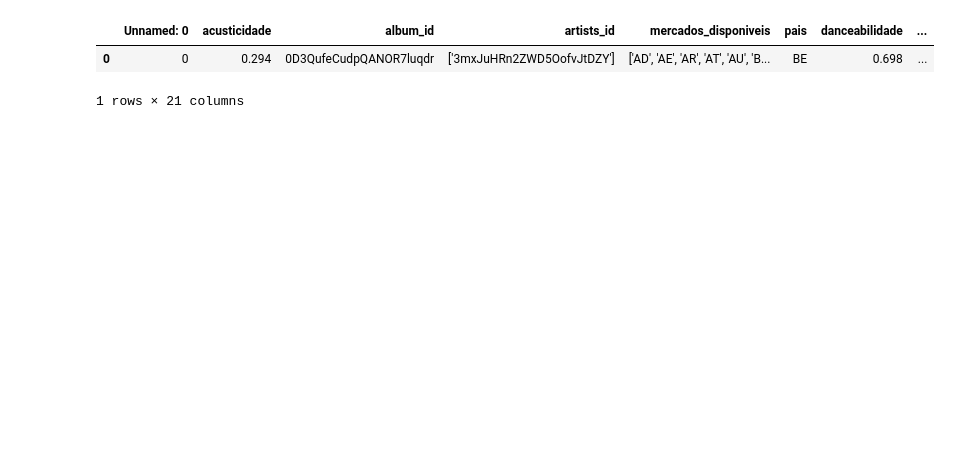
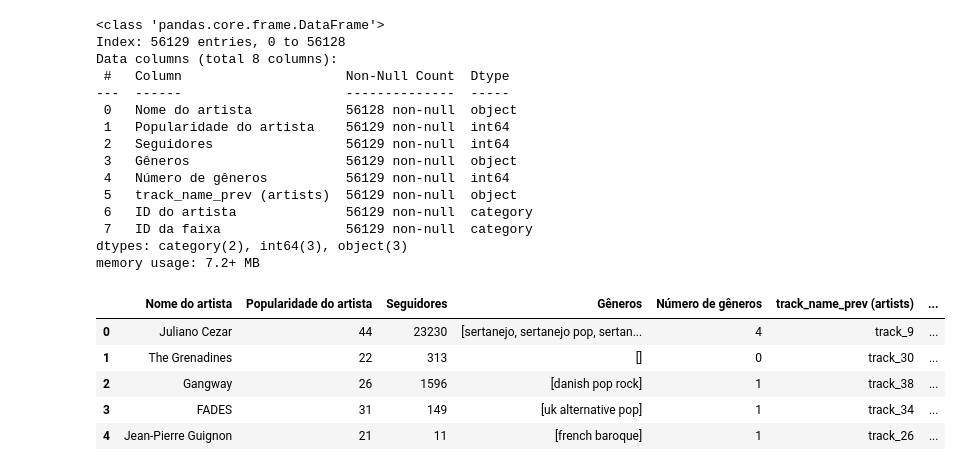
Before and after one commit to bragamopa/melodia, a Jupyter notebook: melodia_datatreat.ipynb, the cells around one changed output. Cells and saved outputs as stored; diff of their text form; code cells hidden in the pictures; blank space fills up the shorter version.

```diff
--- a/melodia_datatreat.ipynb
+++ b/melodia_datatreat.ipynb
@@ -22,9 +7,64 @@ df_artists_novo.head(1)
-# %%
-df_tracks = pd.read_csv('spotify_tracks.csv')
-df_tracks_novo = df_tracks.rename(columns={"acousticness": "acusticidade", "available_markets": "mercados_disponiveis", "country": "pais", "danceability": "danceabilidade", "duration_ms": "duracao_ms", "energy": "energia", "instrumentalness": "instrumentalidade", "key": "chave", "liveness": "vivacidade", "loudness": "intensidade", "mode": "modo", "name": "nome", "popularity": "popularidade", "speechiness": "fala", "tempo": "andamento", "time_signature": "tempo_ritmico", "valence": "positividade" })
-df_tracks_novo = df_tracks_novo.drop(['analysis_url', 'disc_number', 'href', 'lyrics', 'playlist', 'preview_url', 'track_href', 'track_name_prev', 'track_number', 'uri', 'type'], axis=1)
-df_tracks_novo.head(1)
-# %% [output]
-|  | Unnamed: 0 | acusticidade | album_id | artists_id | mercados_disponiveis | pais | danceabilidade | ... |
-| 0 | 0 | 0.294 | 0D3QufeCudpQANOR7luqdr | ['3mxJuHRn2ZWD5OofvJtDZY'] | ['AD', 'AE', 'AR', 'AT', 'AU', 'B... | BE | 0.698 | ... |
-1 rows × 21 columns
+# %%
+#Leitura de "spotify_artists.csv" para um data frame e tratamento dos dados exclusivamente para análise exploratória
+df_artists = pd.read_csv('spotify_artists.csv', index_col=0)
+
+#Remoção de colunas com informações irrelevantes ou redundantes
+df_artists.drop(columns=["type"], inplace=True)
+
+#Renomeação de colunas para melhor entendimento e cruzameto de informação com os demais .csv
+df_artists.rename(columns={"name": "Nome do artista",
+                          "id": "ID do artista",
+                          "artist_popularity": "Popularidade do artista",
+                          "followers": "Seguidores",
+                          "genres": "Gêneros",
+                          "track_id": "ID da faixa",
+                          "track_name_prev": "track_name_prev (artists)"}, inplace=True)
+
+#Criação de coluna "Número de gêneros" e caracterização de artistas sem gêneros definidos como outliers, já que há perda de rótulo para a análise.
+df_artists["Gêneros"] = df_artists["Gêneros"].apply(lambda x: x[1:-1].replace("\'", "").split(", "))
+df_artists["Número de gêneros"] = df_artists["Gêneros"].apply(lambda x: len(x) if x != [""] else 0)
+
+#Mudança na ordem das colunas para melhor visualização.
+df_artists = df_artists[["Nome do artista",
+                         "Popularidade do artista",
+                         "Seguidores",
+                         "Gêneros",
+                         "Número de gêneros",
+                         "track_name_prev (artists)",
+                         "ID do artista",
+                         "ID da faixa"]]
+
+#Checagem de duplicatas a partir de características exclusivas aos artistas.
+df_artists.drop_duplicates(["Nome do artista", "ID do artista"], inplace=True)
+df_artists["Nome do artista"].value_counts()
+df_artists["ID da faixa"].value_counts()
+
+#Mudança de dtype para otimização
+df_artists["ID do artista"] = df_artists["ID do artista"].astype("category")
+df_artists["ID da faixa"] = df_artists["ID da faixa"].astype("category")
+
+
+df_artists.info()
+df_artists.head()
+# %% [output]
+<class 'pandas.core.frame.DataFrame'>
+Index: 56129 entries, 0 to 56128
+Data columns (total 8 columns):
+ #   Column                     Non-Null Count  Dtype
+---  ------                     --------------  -----
+ 0   Nome do artista            56128 non-null  object
+ 1   Popularidade do artista    56129 non-null  int64
+ 2   Seguidores                 56129 non-null  int64
+ 3   Gêneros                    56129 non-null  object
+ 4   Número de gêneros          56129 non-null  int64
+ 5   track_name_prev (artists)  56129 non-null  object
+ 6   ID do artista              56129 non-null  category
+ 7   ID da faixa                56129 non-null  category
+dtypes: category(2), int64(3), object(3)
+memory usage: 7.2+ MB
+|  | Nome do artista | Popularidade do artista | Seguidores | Gêneros | Número de gêneros | track_name_prev (artists) | ... |
+| 0 | Juliano Cezar | 44 | 23230 | [sertanejo, sertanejo pop, sertan... | 4 | track_9 | ... |
+| 1 | The Grenadines | 22 | 313 | [] | 0 | track_30 | ... |
+| 2 | Gangway | 26 | 1596 | [danish pop rock] | 1 | track_38 | ... |
+| 3 | FADES | 31 | 149 | [uk alternative pop] | 1 | track_34 | ... |
+| 4 | Jean-Pierre Guignon | 21 | 11 | [french baroque] | 1 | track_26 | ... |
```
Also changed, not shown: parts of 6 cells of this notebook.
